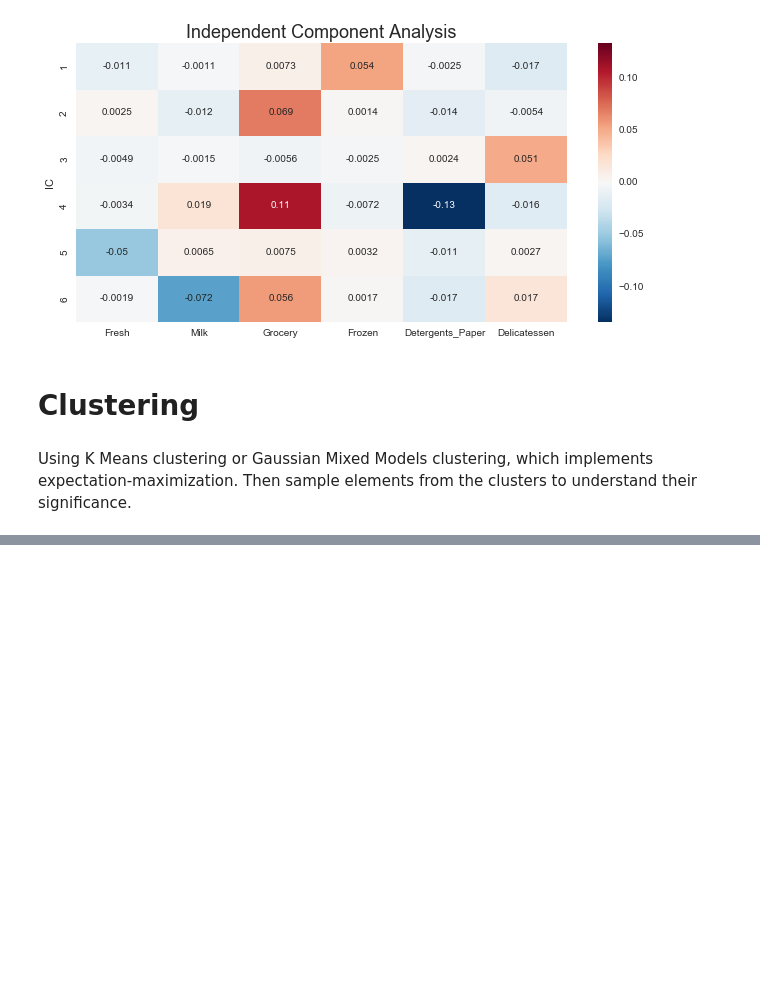
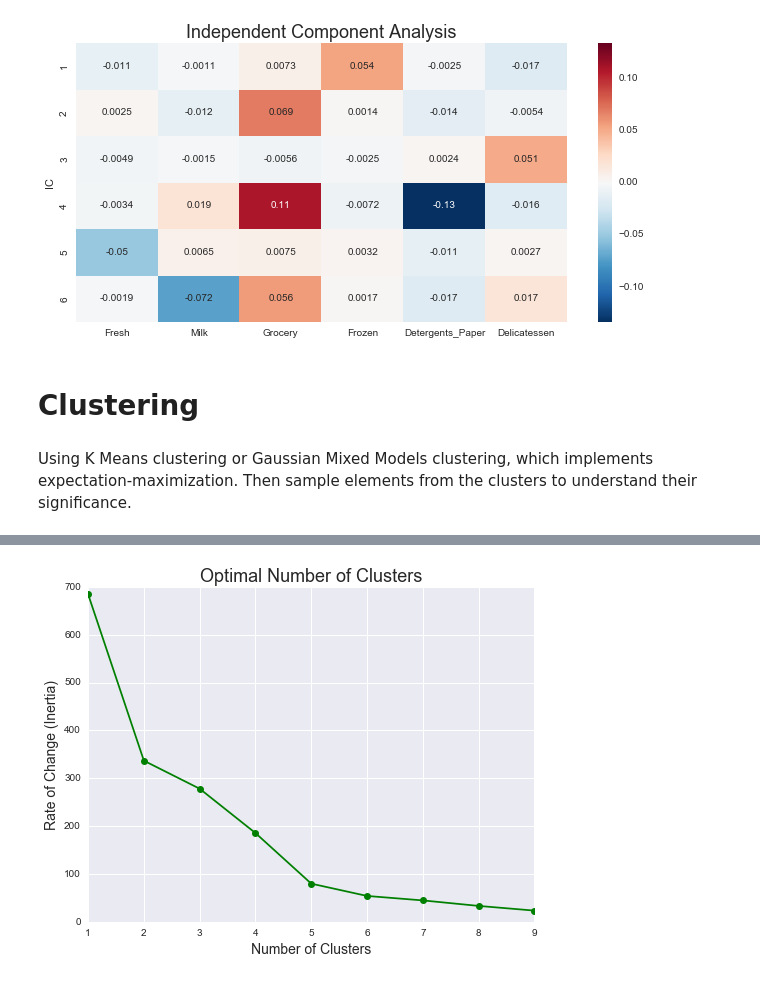
Before and after one commit to Tsmith5151/Customer-Segments, a Jupyter notebook: customer_segments.ipynb, the cells around one changed output, grey strips where cells are left out. Drawn from its saved outputs; the diff is of its cells as text; code cells hidden in the pictures; blank space fills up the shorter version.

```diff
--- a/customer_segments.ipynb
+++ b/customer_segments.ipynb
@@ -284,2 +314,26 @@ from sklearn.mixture import GMM
+# %%
+def number_clusters():
+    inertia = []
+    delta_inertia = []
+    for k in range(1,11):
+        clustering = KMeans(n_clusters = k,
+                    n_init=10,
+                    max_iter=300,
+                    random_state=1)
+        clustering.fit(reduced_data)
+        if inertia:
+            delta_inertia.append(inertia[-1] - clustering.inertia_)
+        inertia.append(clustering.inertia_)
+
+    pl.figure(figsize=(8,6))
+    pl.plot([k for k in range(1,10)], delta_inertia, marker='o', color='g')
+    pl.title('Optimal Number of Clusters', fontsize=18)
+    pl.xlabel('Number of Clusters', fontsize=14)
+    pl.ylabel('Rate of Change (Inertia)', fontsize=14)
+    pl.show
+
+number_clusters()
+# %% [output]
+[figure, added]
 # %%
 # TODO: Reduce to Two dimensions using PCA to capture variation
```
Also changed, not shown: parts of 22 cells of this notebook.
